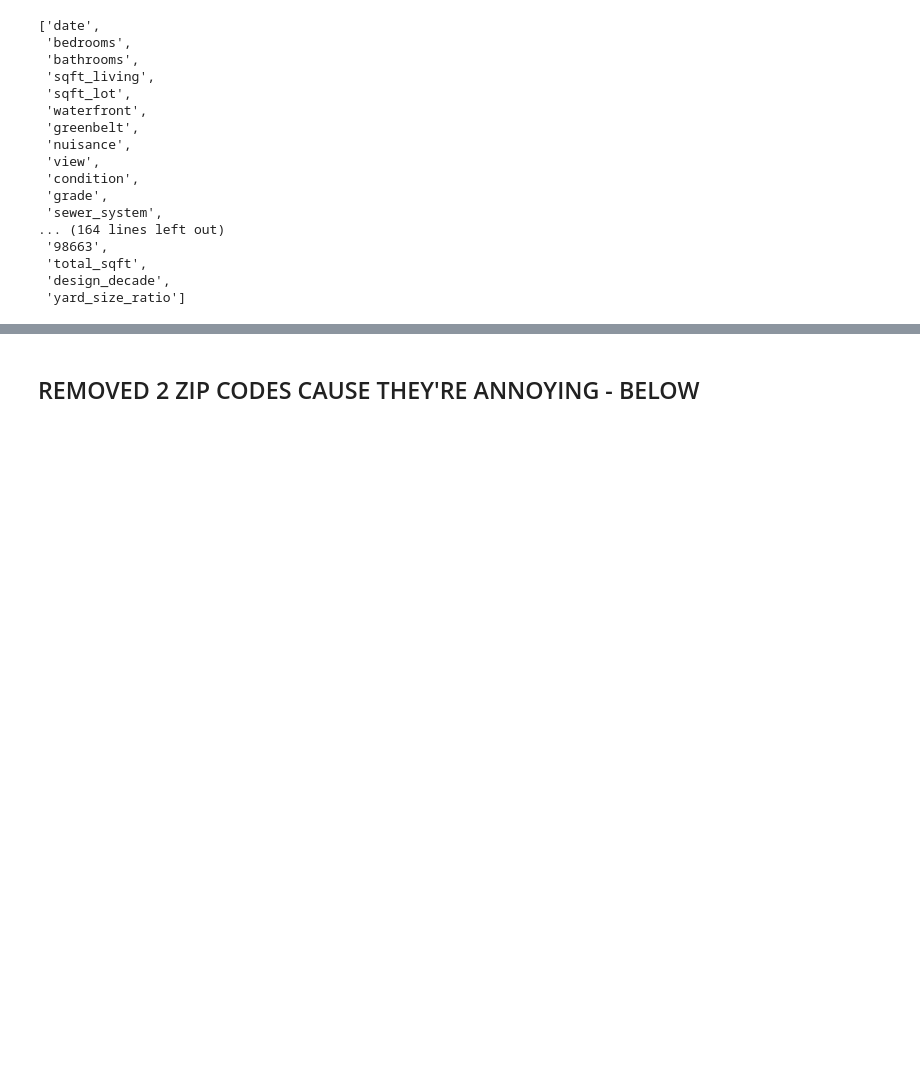
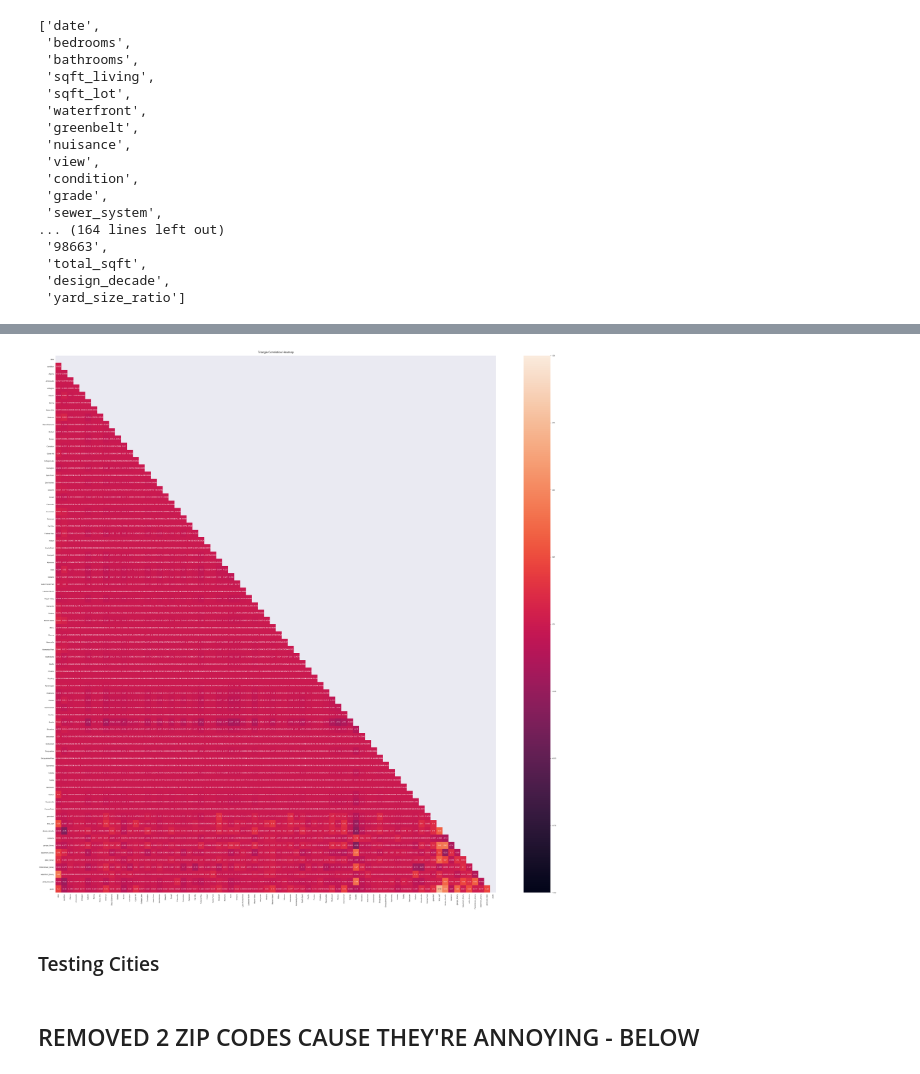
Before and after one commit to AliRampur/Phase-2-Group-Project, a Jupyter notebook: Charlie_notebook.ipynb, the cells around one changed output, grey strips where cells are left out. Drawn from its saved outputs; the diff is of its cells as text; code cells hidden in the pictures; blank space fills up the shorter version.

```diff
--- a/Charlie_notebook.ipynb
+++ b/Charlie_notebook.ipynb
@@ -1822,32 +1822,32 @@ X_train["grade"] = grade_encoded_train
 # (1) Create a variable zip
 # extracted from df
 # (double brackets due to shape expected by OHE)
-fireplace_qu_train = X_train[["city"]]
+city_train = X_train[["city"]]
 
 ohe = OneHotEncoder(categories="auto",
                     sparse=False,
                     handle_unknown="ignore")
 
 # (3) Fit the encoder on fireplace_qu_train
-ohe.fit(fireplace_qu_train)
+ohe.fit(city_train)
 
 # (2) Instantiate a OneHotEncoder with categories="auto",
 # sparse=False, and handle_unknown="ignore"
-fireplace_qu_encoded_train = ohe.transform(fireplace_qu_train)
+city_encoded_train = ohe.transform(city_train)
 
 # Replace None with appropriate code
 
 # (4) Transform fireplace_qu_train using the encoder and
 # assign the result to fireplace_qu_encoded_train
-fireplace_qu_encoded_train = ohe.transform(fireplace_qu_train)
+city_encoded_train = ohe.transform(city_train)
 
 # Visually inspect fireplace_qu_encoded_train
-fireplace_qu_encoded_train
+city_encoded_train
 
 # (5a) Make the transformed data into a dataframe
-fireplace_qu_encoded_train = pd.DataFrame(
+city_encoded_train = pd.DataFrame(
     # Pass in NumPy array
-    fireplace_qu_encoded_train,
+    city_encoded_train,
     # Set the column names to the categories found by OHE
     columns=ohe.categories_[0],
     # Set the index to match X_test's index
@@ -1862,7 +1862,7 @@ X_train.drop("city", axis=1, inplace=True)
 # Run this cell without changes
 
 # (5c) Concatenate the new dataframe with current X_train
-X_train = pd.concat([X_train, fireplace_qu_encoded_train], axis=1)
+X_train = pd.concat([X_train, city_encoded_train], axis=1)
 
 # Visually inspect X_train
 X_train.head()
@@ -2114,0 +2113,13 @@ list(X_train.columns)
+# %%
+relevant = ['view', 'condition', ' Algona', ' Ames Lake', ' Arlington', ' Auburn', ' Baring', ' Beaux Arts',
+            ' Bellevue', ' Black Diamond', ' Bothell', ' Burien', ' Carnation', ' Clyde Hill', ' Cottage Lake',
+            ' Covington', ' Dash Point', ' Des Moines', ' Dilworth', ' Duvall', ' Eatonville', ' Enumclaw', ' Fairwood',
+            ' Fall City', ' Federal Way', ' Hobart', ' Hunts Point', ' Issaquah', ' Kenmore', ' Kent', ' Kirkland',
+            ' Lake Forest Park', ' Lakeland North', ' Maple Valley', ' Marysville', ' Medina', ' Mercer Island', ' Milton',
+            ' Monroe', ' Newcastle', ' Normandy Park', ' North Bend', ' Pacific', ' Preston', ' Puyallup', ' Ravensdale',
+            ' Redmond', ' Renton', ' Sammamish', ' SeaTac', ' Seattle', ' Shoreline', ' Skykomish', ' Snohomish', ' Snoqualmie',
+            ' Snoqualmie Pass', ' Spanaway', ' Tukwila', ' Tulalip', ' Vancouver', ' Vashon', ' Woodinville', ' Yarrow Point',
+            'greenbelt', 'total_sqft', 'design_decade', 'nuisance','garage_binary', 'basement_binary', 'patio_binary',
+            'PublicSewer_binary', 'waterfront_binary', 'yard_size_ratio','grade']
+
+X_train = X_train[relevant]
@@ -2115,3 +2165,13 @@ list(X_train.columns)
+# %%
+plt.figure(figsize=(65, 65))
+# define the mask to set the values in the upper triangle to True
+mask = np.triu(np.ones_like(X_train.corr(), dtype=bool))
+heatmap = sns.heatmap(X_train.corr(), mask=mask, vmin=-1, vmax=1, annot=True)
+heatmap.set_title('Triangle Correlation Heatmap', fontdict={'fontsize':18}, pad=16);
+# %% [output]
+[figure, added]
+# %% [markdown]
+### Testing Cities
 # %%
 X_train['yard_size_ratio'].head(10)
 
```
Also changed, not shown: parts of 15 cells of this notebook, 1 other file.
